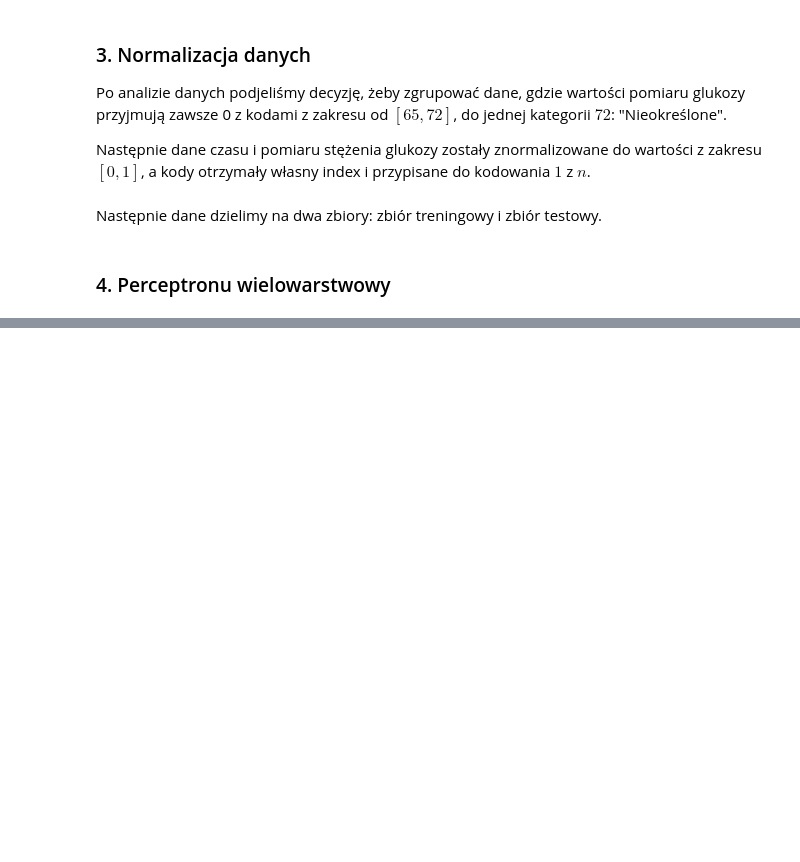
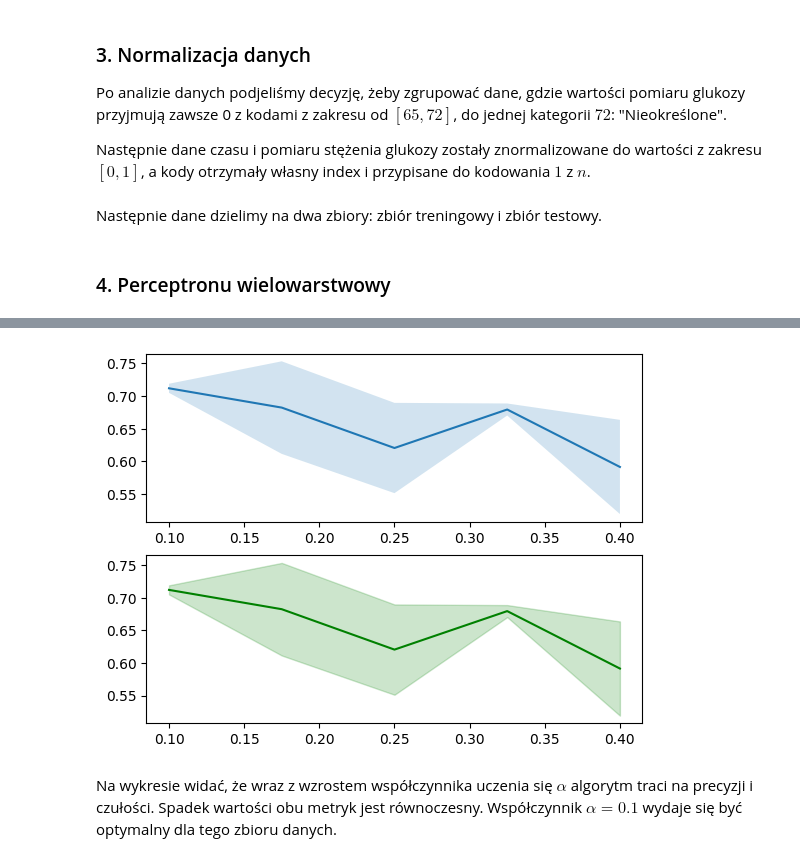
Before and after one commit to msadlej/wsi, a Jupyter notebook: cwicz6.ipynb, the cells around one changed output, grey strips where cells are left out. Saved outputs shown, nothing was run; the diff lists cells and outputs as text; code cells hidden in the pictures; blank space fills up the shorter version.

```diff
--- a/cwicz6.ipynb
+++ b/cwicz6.ipynb
@@ -475,9 +472,9 @@ def train_learning_rate_range():
     training_results = {key: [] for key in learning_rates}
 
     for learning_rate in learning_rates:
-        for _ in range(3):
+        for _ in range(4):
             nn = NeuralNetwork(g_input_count, g_output_count, (6,))
-            nn.train(g_learning_x, g_learning_y, 10, learning_rate)
+            nn.train(g_learning_x, g_learning_y, 15, learning_rate)
             training_results[learning_rate].append(nn)
 
     return training_results
@@ -500,0 +484,44 @@ def plot_precision_recall():
+# %%
+def plot_precision_recall():
+    precisions_per_lr = {}
+    recall_per_lr = {}
+
+    for learning_rate, network_list in g_trained_nns.items():
+        precisions = []
+        recalls = []
+        for network in network_list:
+            precision, recall = precision_recall_score(network)
+            precisions.append(precision)
+            recalls.append(recall)
+        precisions_per_lr[learning_rate] = precisions
+        recall_per_lr[learning_rate] = recalls
+
+    precisions = [mean(precision) for precision in precisions_per_lr.values()]
+    precisions_dev = [stdev(precision) for precision in precisions_per_lr.values()]
+    recalls = [mean(recall) for recall in recall_per_lr.values()]
+    recalls_dev = [stdev(recall) for recall in recall_per_lr.values()]
+    learning_rates = list(precisions_per_lr.keys())
+
+    fig, (axes1, axes2) = plt.subplots(2, 1)
+    axes1.plot(learning_rates, precisions)
+    axes1.fill_between(
+        learning_rates,
+        [precision - deviation for precision, deviation in zip(precisions, precisions_dev)],
+        [precision + deviation for precision, deviation in zip(precisions, precisions_dev)],
+        alpha=0.2
+    )
+
+    axes2.plot(learning_rates, recalls, color="g")
+    axes2.fill_between(
+        learning_rates,
+        [recall - deviation for recall, deviation in zip(recalls, recalls_dev)],
+        [recall + deviation for recall, deviation in zip(recalls, recalls_dev)],
+        alpha=0.2,
+        color="g"
+    )
+
+plot_precision_recall()
+# %% [output]
+[figure, added]
+# %% [markdown]
+Na wykresie widać, że wraz z wzrostem współczynnika uczenia się $\alpha$ algorytm traci na precyzji i czułości. Spadek wartości obu metryk jest równoczesny. Współczynnik $\alpha = 0.1$ wydaje się być optymalny dla tego zbioru danych.
```
Also changed, not shown: parts of 10 cells of this notebook.
